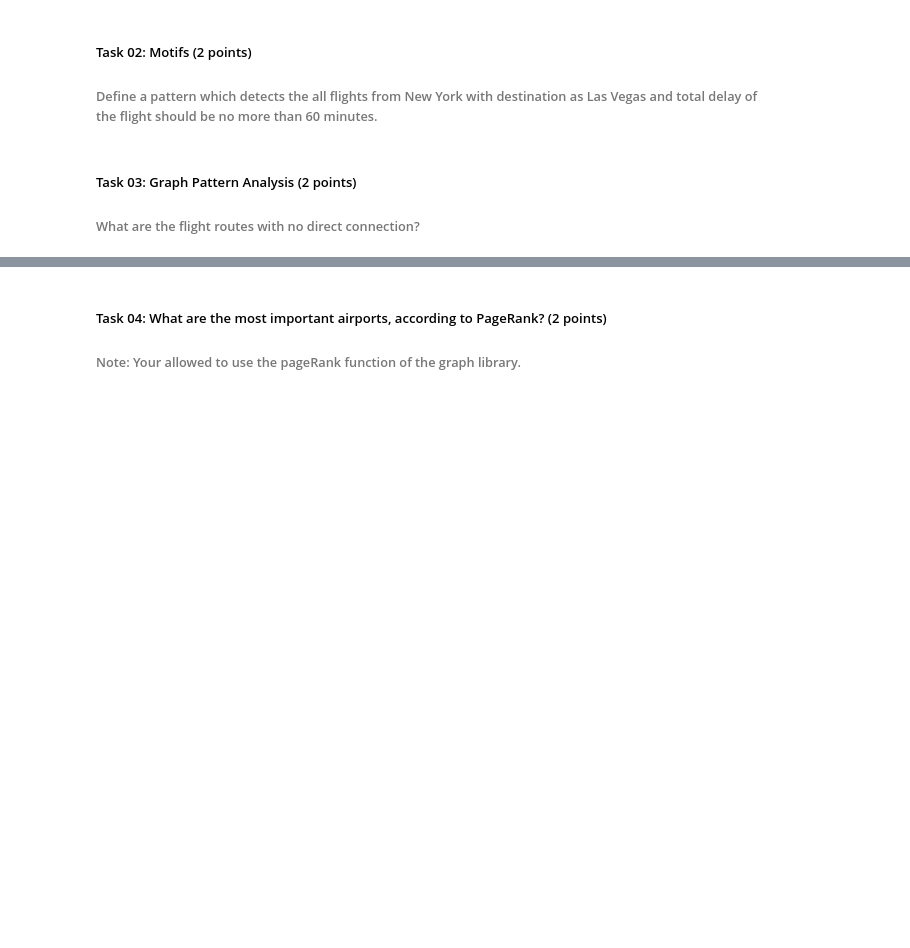
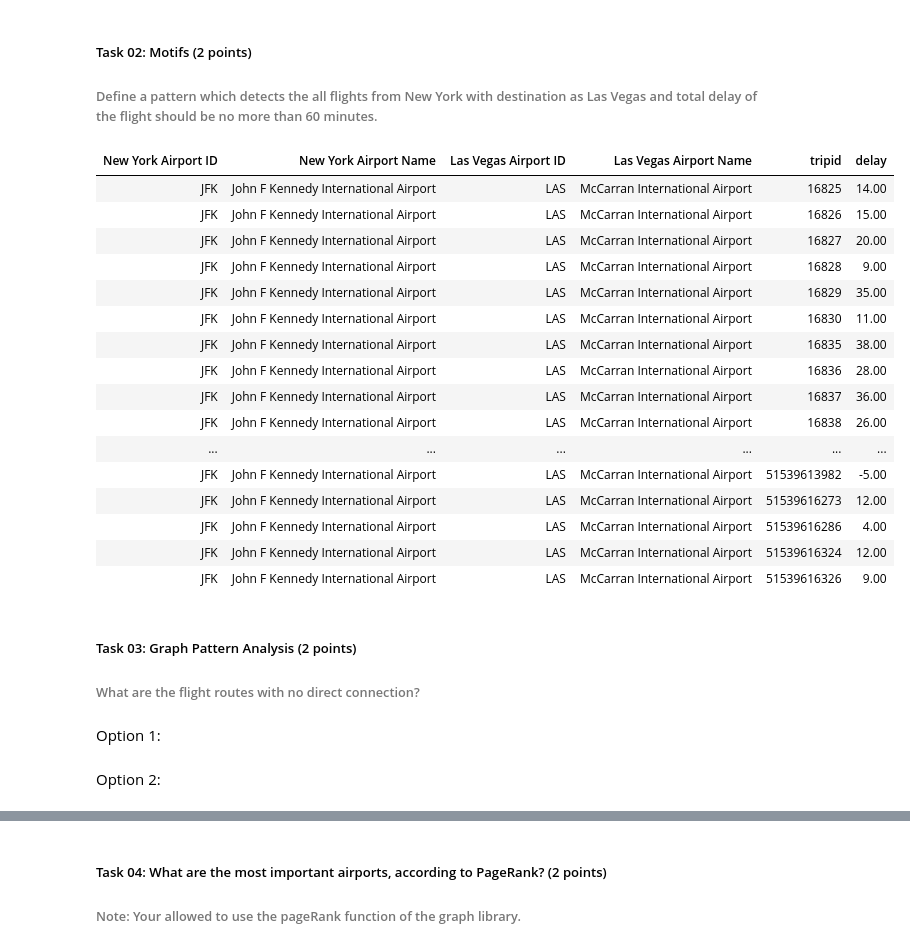
Before and after one commit to Sunkarr/ZHAW, a Jupyter notebook: Semester 4/Dat Eng 2/GradedLab02/DE2_GradedLab02.ipynb, the cells around one changed output, grey strips where cells are left out. Saved outputs shown, nothing was run; the diff lists cells and outputs as text; code cells hidden in the pictures; blank space fills up the shorter version.

```diff
--- a/Semester 4/Dat Eng 2/GradedLab02/DE2_GradedLab02.ipynb
+++ b/Semester 4/Dat Eng 2/GradedLab02/DE2_GradedLab02.ipynb
@@ -294,6 +436,38 @@ analyze_user_timezone(most_tweets_user[0][0])
 # %% [markdown]
 ##### Task 02: Motifs (2 points)
 ###### Define a pattern which detects the all flights from New York with destination as Las Vegas and total delay of the flight should be no more than 60 minutes.
+# %%
+motifs = g.find("(a)-[e]->(b)")
+
+result = motifs.filter(
+    (col("a.city").like("%New York%")) &
+    (col("b.city").like("%Las Vegas%")) &
+    (col("e.delay").cast("float") <= 60)
+)
+
+display(result.select(
+    col("a.id").alias("New York Airport ID"), col("a.name").alias("New York Airport Name"), col("b.id").alias("Las Vegas Airport ID"), col("b.name").alias("Las Vegas Airport Name"), "e.tripid", "e.delay"
+))
+# %% [output]
+| New York Airport ID | New York Airport Name | Las Vegas Airport ID | Las Vegas Airport Name | tripid | delay |
+| JFK | John F Kennedy International Airport | LAS | McCarran International Airport | 16825 | 14.00 |
+| JFK | John F Kennedy International Airport | LAS | McCarran International Airport | 16826 | 15.00 |
+| JFK | John F Kennedy International Airport | LAS | McCarran International Airport | 16827 | 20.00 |
+| JFK | John F Kennedy International Airport | LAS | McCarran International Airport | 16828 | 9.00 |
+| JFK | John F Kennedy International Airport | LAS | McCarran International Airport | 16829 | 35.00 |
+| JFK | John F Kennedy International Airport | LAS | McCarran International Airport | 16830 | 11.00 |
+| JFK | John F Kennedy International Airport | LAS | McCarran International Airport | 16835 | 38.00 |
+| JFK | John F Kennedy International Airport | LAS | McCarran International Airport | 16836 | 28.00 |
+| JFK | John F Kennedy International Airport | LAS | McCarran International Airport | 16837 | 36.00 |
+| JFK | John F Kennedy International Airport | LAS | McCarran International Airport | 16838 | 26.00 |
+| ... | ... | ... | ... | ... | ... |
+| JFK | John F Kennedy International Airport | LAS | McCarran International Airport | 51539613982 | -5.00 |
+| JFK | John F Kennedy International Airport | LAS | McCarran International Airport | 51539616273 | 12.00 |
+| JFK | John F Kennedy International Airport | LAS | McCarran International Airport | 51539616286 | 4.00 |
+| JFK | John F Kennedy International Airport | LAS | McCarran International Airport | 51539616324 | 12.00 |
+| JFK | John F Kennedy International Airport | LAS | McCarran International Airport | 51539616326 | 9.00 |
 # %% [markdown]
 ##### Task 03: Graph Pattern Analysis (2 points)
 ###### What are the flight routes with no direct connection?
+# %% [markdown]
+Option 1:
@@ -299,0 +504,2 @@ analyze_user_timezone(most_tweets_user[0][0])
+# %% [markdown]
+Option 2:
```
Also changed, not shown: parts of 29 cells of this notebook, 5 other files.
